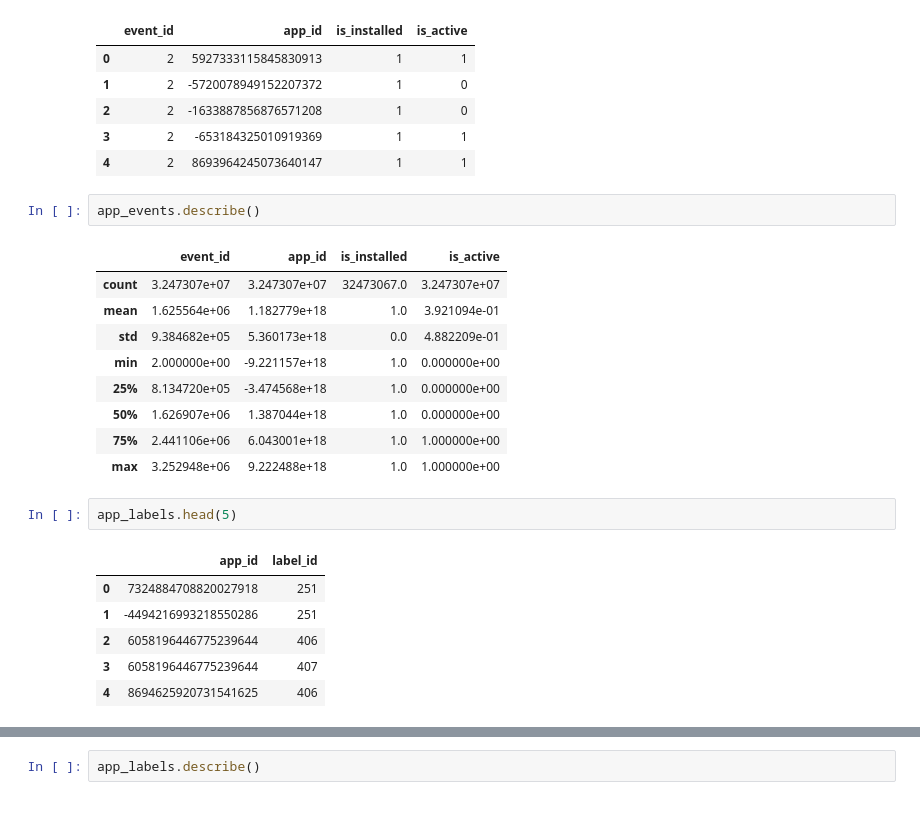
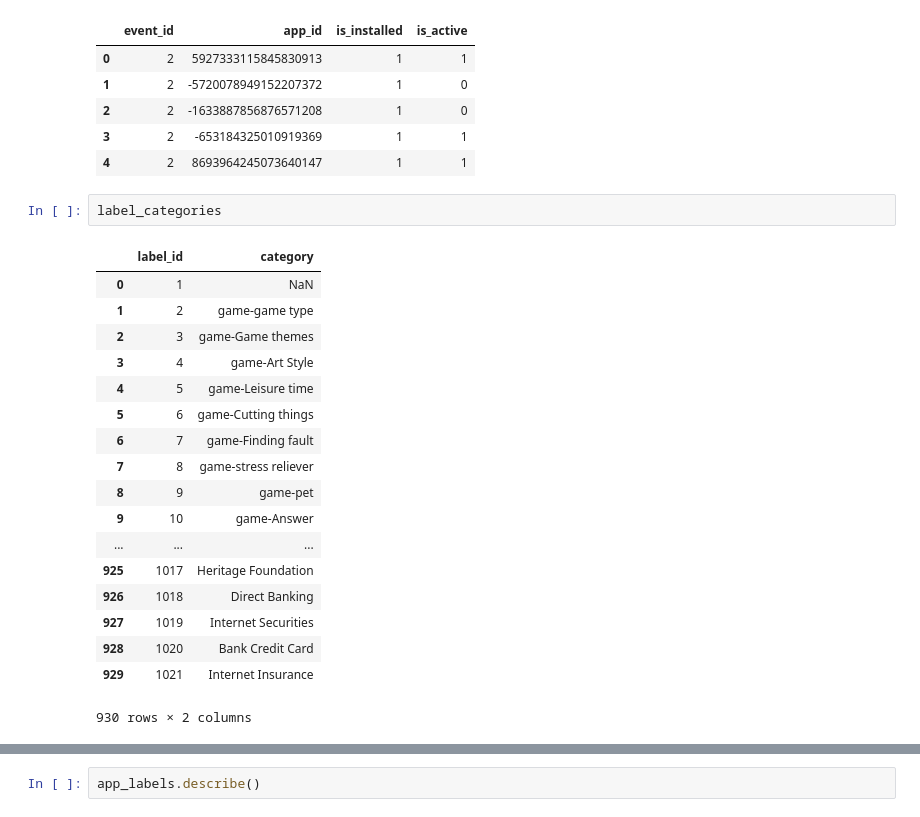
Before and after one commit to patrykjarzyna/Talking-Data, a Jupyter notebook: TalkingData.ipynb, the cells around one changed output, grey strips where cells are left out. Drawn from its saved outputs; the diff is of its cells as text.

```diff
--- a/TalkingData.ipynb
+++ b/TalkingData.ipynb
@@ -53,24 +110,24 @@ app_events.head(5)
 | 2 | 2 | -1633887856876571208 | 1 | 0 |
 | 3 | 2 | -653184325010919369 | 1 | 1 |
 | 4 | 2 | 8693964245073640147 | 1 | 1 |
-# %%
-app_events.describe()
-# %% [output]
-|  | event_id | app_id | is_installed | is_active |
-| count | 3.247307e+07 | 3.247307e+07 | 32473067.0 | 3.247307e+07 |
-| mean | 1.625564e+06 | 1.182779e+18 | 1.0 | 3.921094e-01 |
-| std | 9.384682e+05 | 5.360173e+18 | 0.0 | 4.882209e-01 |
-| min | 2.000000e+00 | -9.221157e+18 | 1.0 | 0.000000e+00 |
-| 25% | 8.134720e+05 | -3.474568e+18 | 1.0 | 0.000000e+00 |
-| 50% | 1.626907e+06 | 1.387044e+18 | 1.0 | 0.000000e+00 |
-| 75% | 2.441106e+06 | 6.043001e+18 | 1.0 | 1.000000e+00 |
-| max | 3.252948e+06 | 9.222488e+18 | 1.0 | 1.000000e+00 |
-# %%
-app_labels.head(5)
-# %% [output]
-|  | app_id | label_id |
-| 0 | 7324884708820027918 | 251 |
-| 1 | -4494216993218550286 | 251 |
-| 2 | 6058196446775239644 | 406 |
-| 3 | 6058196446775239644 | 407 |
-| 4 | 8694625920731541625 | 406 |
+# %%
+label_categories
+# %% [output]
+|  | label_id | category |
+| 0 | 1 | NaN |
+| 1 | 2 | game-game type |
+| 2 | 3 | game-Game themes |
+| 3 | 4 | game-Art Style |
+| 4 | 5 | game-Leisure time |
+| 5 | 6 | game-Cutting things |
+| 6 | 7 | game-Finding fault |
+| 7 | 8 | game-stress reliever |
+| 8 | 9 | game-pet |
+| 9 | 10 | game-Answer |
+| ... | ... | ... |
+| 925 | 1017 | Heritage Foundation |
+| 926 | 1018 | Direct Banking |
+| 927 | 1019 | Internet Securities |
+| 928 | 1020 | Bank Credit Card |
+| 929 | 1021 | Internet Insurance |
+930 rows × 2 columns
```
Also changed, not shown: parts of 10 cells of this notebook.
